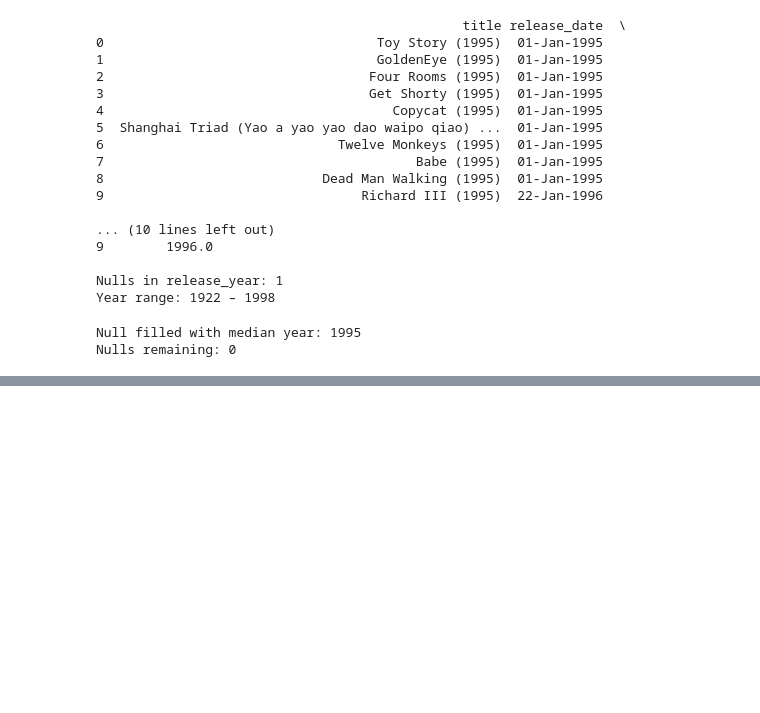
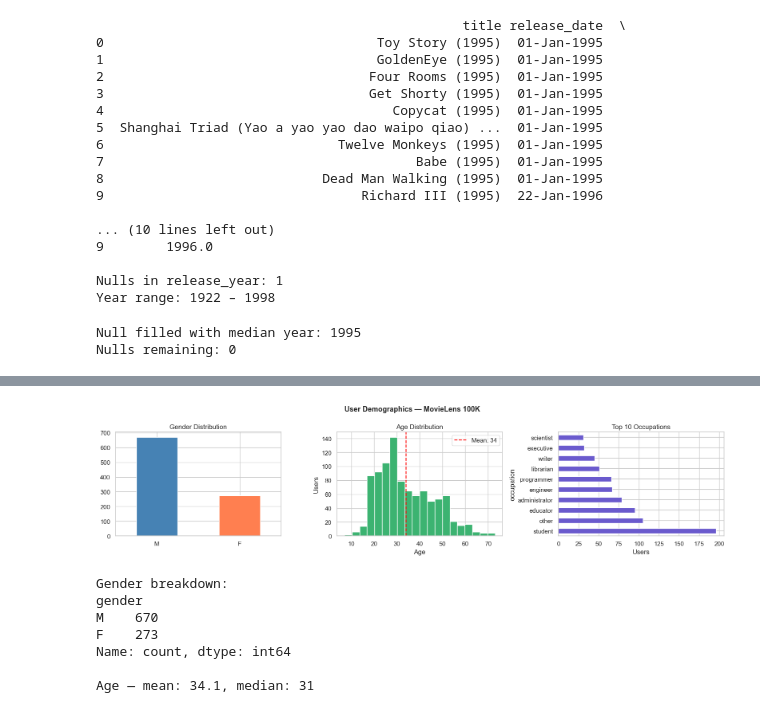
Before and after one commit to JeroZp/recommendation-system-movielens, a Jupyter notebook: notebooks/01_eda_baseline.ipynb, the cells around one changed output, grey strips where cells are left out. Cells and saved outputs as stored; diff of their text form; code cells hidden in the pictures; blank space fills up the shorter version.

```diff
--- a/notebooks/01_eda_baseline.ipynb
+++ b/notebooks/01_eda_baseline.ipynb
@@ -202,0 +298,41 @@ Nulls remaining: 0
+# %%
+fig, axes = plt.subplots(1, 3, figsize=(16, 4))
+
+# Gender
+users['gender'].value_counts().plot(kind='bar', ax=axes[0],
+    color=['steelblue', 'coral'], edgecolor='white')
+axes[0].set_title('Gender Distribution')
+axes[0].set_xlabel('')
+axes[0].tick_params(rotation=0)
+
+# Age
+axes[1].hist(users['age'], bins=20, color='mediumseagreen', edgecolor='white')
+axes[1].set_title('Age Distribution')
+axes[1].set_xlabel('Age')
+axes[1].set_ylabel('Users')
+axes[1].axvline(users['age'].mean(), color='red', linestyle='--',
+                label=f'Mean: {users["age"].mean():.0f}')
+axes[1].legend()
+
+# Top 10 occupations
+users['occupation'].value_counts().head(10).plot(
+    kind='barh', ax=axes[2], color='slateblue', edgecolor='white')
+axes[2].set_title('Top 10 Occupations')
+axes[2].set_xlabel('Users')
+
+plt.suptitle('User Demographics — MovieLens 100K', fontsize=13, fontweight='bold')
+plt.tight_layout()
+plt.savefig('../figures/03_user_demographics.png', bbox_inches='tight')
+plt.show()
+
+print(f"Gender breakdown:\n{users['gender'].value_counts()}")
+print(f"\nAge — mean: {users['age'].mean():.1f}, median: {users['age'].median():.0f}")
+# %% [output]
+[figure, added]
+Gender breakdown:
+gender
+M    670
+F    273
+Name: count, dtype: int64
+
+Age — mean: 34.1, median: 31
```
Also changed, not shown: parts of 7 cells of this notebook, 3 other files.
